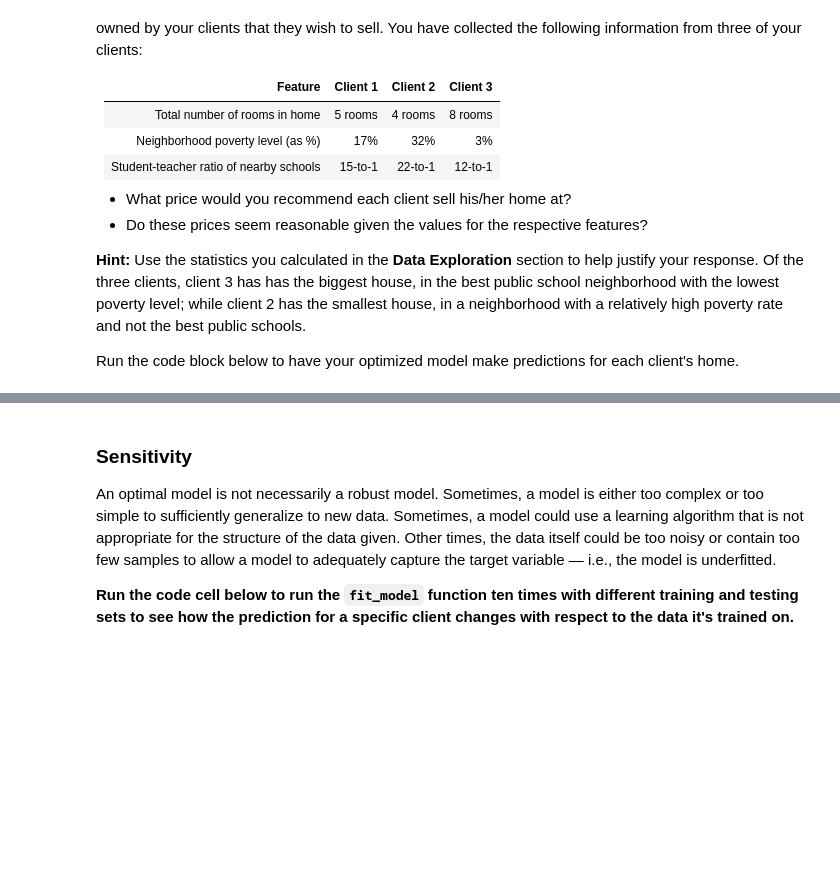
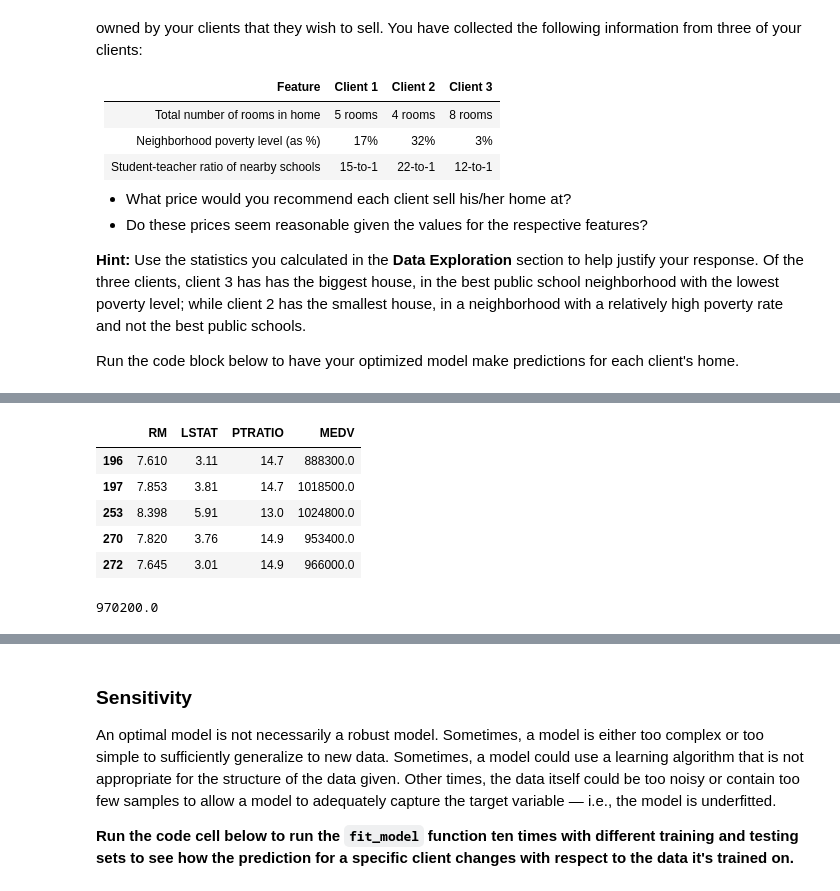
Before and after one commit to smirnovartem/boston_housing, a Jupyter notebook: boston_housing.ipynb, the cells around one changed output, grey strips where cells are left out. Drawn from its saved outputs; the diff is of its cells as text; code cells hidden in the pictures; blank space fills up the shorter version.

```diff
--- a/boston_housing.ipynb
+++ b/boston_housing.ipynb
@@ -366,0 +428,18 @@ for i, price in enumerate(reg.predict(client_data)):
+# %%
+# Get homes similar to client 3's
+cl3_similar = data[(data['RM'] >7.5 ) & (data['RM'] < 8.5) &
+                 (data['LSTAT']>0) & (data['LSTAT'] < 7) &
+                 (data['PTRATIO'] > 7) & (data['PTRATIO']<17)]
+cl3_similar
+# %% [output]
+|  | RM | LSTAT | PTRATIO | MEDV |
+| 196 | 7.610 | 3.11 | 14.7 | 888300.0 |
+| 197 | 7.853 | 3.81 | 14.7 | 1018500.0 |
+| 253 | 8.398 | 5.91 | 13.0 | 1024800.0 |
+| 270 | 7.820 | 3.76 | 14.9 | 953400.0 |
+| 272 | 7.645 | 3.01 | 14.9 | 966000.0 |
+# %%
+# Get their mean price
+cl3_similar['MEDV'].mean()
+# %% [output]
+970200.0
```
Also changed, not shown: parts of 20 cells of this notebook.
